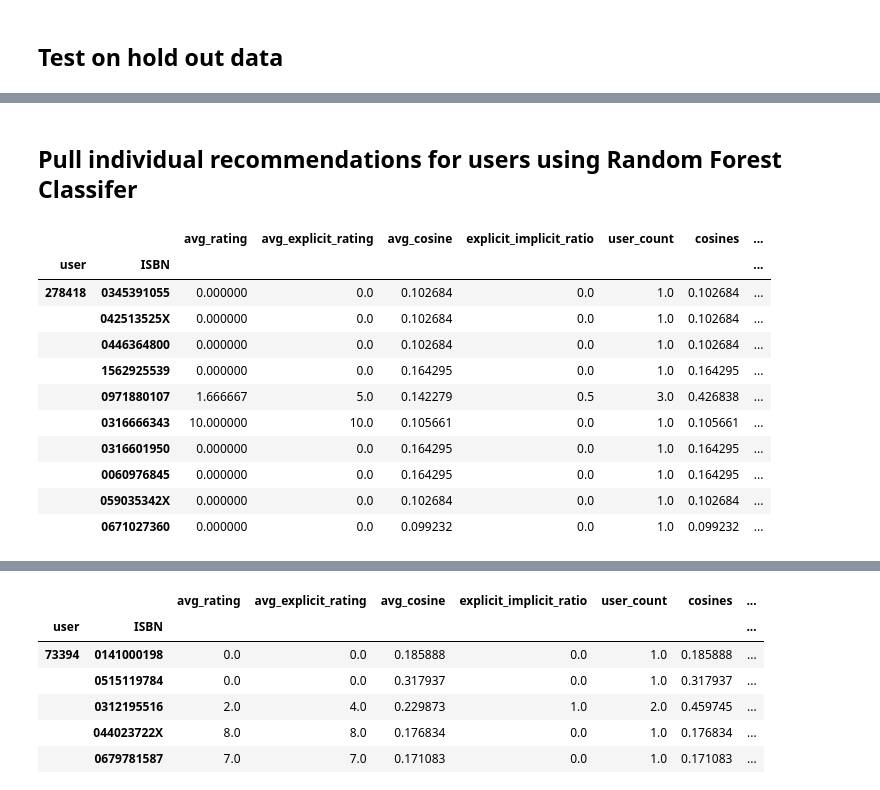
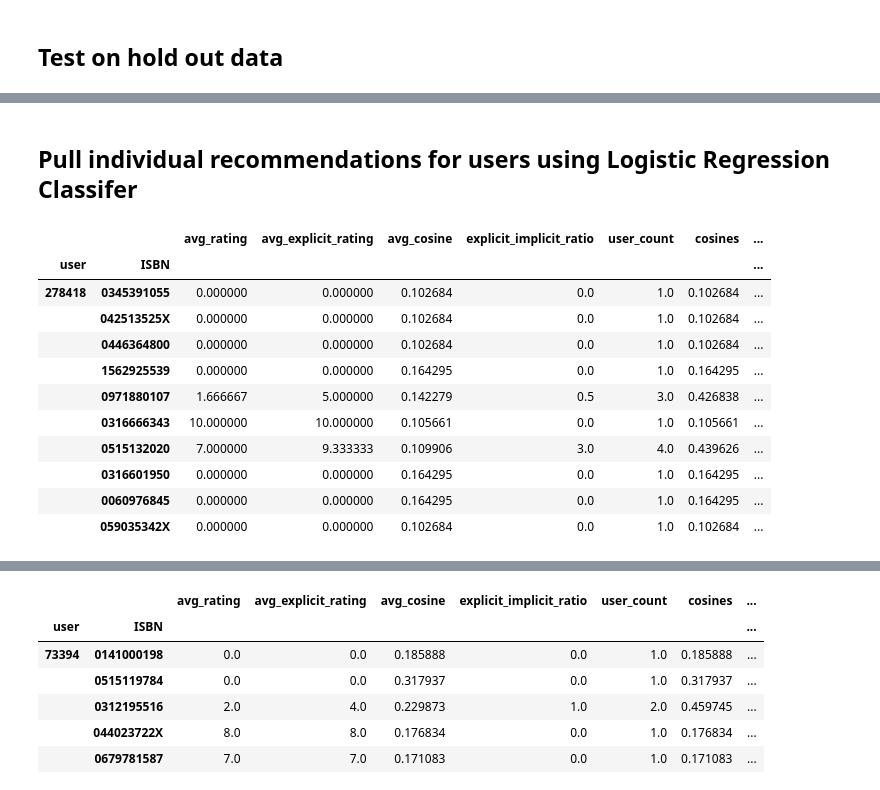
Before and after one commit to RichWolff/SpringboardDS, a Jupyter notebook: capstone_bookRecommender/jupyter_notebooks/capstone2_recommender_model.ipynb, the cells around one changed output, grey strips where cells are left out. Cells and saved outputs as stored; diff of their text form; code cells hidden in the pictures.

```diff
--- a/capstone_bookRecommender/jupyter_notebooks/capstone2_recommender_model.ipynb
+++ b/capstone_bookRecommender/jupyter_notebooks/capstone2_recommender_model.ipynb
@@ -539,5 +587,5 @@ Holdout Data Precision Score: 0.571
 # %% [markdown]
-<h2>Pull individual recommendations for users using Random Forest Classifer</h2>
+<h2>Pull individual recommendations for users using Logistic Regression Classifer</h2>
 # %%
 def recommender(model,usr,top_n=10):
     user_recommendations = collab_filter_recommendations(usr)
@@ -550,20 +598,20 @@ def recommender(model,usr,top_n=10):
     return "No Recommendations"
 # %%
 selected_user = 278418
-res = recommender(rfc,selected_user,10)
+res = recommender(lr,selected_user,10)
 res
 # %% [output]
 |  |  | avg_rating | avg_explicit_rating | avg_cosine | explicit_implicit_ratio | user_count | cosines | ... |
 | user | ISBN |  |  |  |  |  |  | ... |
-| 278418 | 0345391055 | 0.000000 | 0.0 | 0.102684 | 0.0 | 1.0 | 0.102684 | ... |
-|  | 042513525X | 0.000000 | 0.0 | 0.102684 | 0.0 | 1.0 | 0.102684 | ... |
-|  | 0446364800 | 0.000000 | 0.0 | 0.102684 | 0.0 | 1.0 | 0.102684 | ... |
-|  | 1562925539 | 0.000000 | 0.0 | 0.164295 | 0.0 | 1.0 | 0.164295 | ... |
-|  | 0971880107 | 1.666667 | 5.0 | 0.142279 | 0.5 | 3.0 | 0.426838 | ... |
-|  | 0316666343 | 10.000000 | 10.0 | 0.105661 | 0.0 | 1.0 | 0.105661 | ... |
-|  | 0316601950 | 0.000000 | 0.0 | 0.164295 | 0.0 | 1.0 | 0.164295 | ... |
-|  | 0060976845 | 0.000000 | 0.0 | 0.164295 | 0.0 | 1.0 | 0.164295 | ... |
-|  | 059035342X | 0.000000 | 0.0 | 0.102684 | 0.0 | 1.0 | 0.102684 | ... |
-|  | 0671027360 | 0.000000 | 0.0 | 0.099232 | 0.0 | 1.0 | 0.099232 | ... |
+| 278418 | 0345391055 | 0.000000 | 0.000000 | 0.102684 | 0.0 | 1.0 | 0.102684 | ... |
+|  | 042513525X | 0.000000 | 0.000000 | 0.102684 | 0.0 | 1.0 | 0.102684 | ... |
+|  | 0446364800 | 0.000000 | 0.000000 | 0.102684 | 0.0 | 1.0 | 0.102684 | ... |
+|  | 1562925539 | 0.000000 | 0.000000 | 0.164295 | 0.0 | 1.0 | 0.164295 | ... |
+|  | 0971880107 | 1.666667 | 5.000000 | 0.142279 | 0.5 | 3.0 | 0.426838 | ... |
+|  | 0316666343 | 10.000000 | 10.000000 | 0.105661 | 0.0 | 1.0 | 0.105661 | ... |
+|  | 0515132020 | 7.000000 | 9.333333 | 0.109906 | 3.0 | 4.0 | 0.439626 | ... |
+|  | 0316601950 | 0.000000 | 0.000000 | 0.164295 | 0.0 | 1.0 | 0.164295 | ... |
+|  | 0060976845 | 0.000000 | 0.000000 | 0.164295 | 0.0 | 1.0 | 0.164295 | ... |
+|  | 059035342X | 0.000000 | 0.000000 | 0.102684 | 0.0 | 1.0 | 0.102684 | ... |
 # %%
 selected_user = 111422
```
Also changed, not shown: parts of 18 cells of this notebook, 8 other files.
